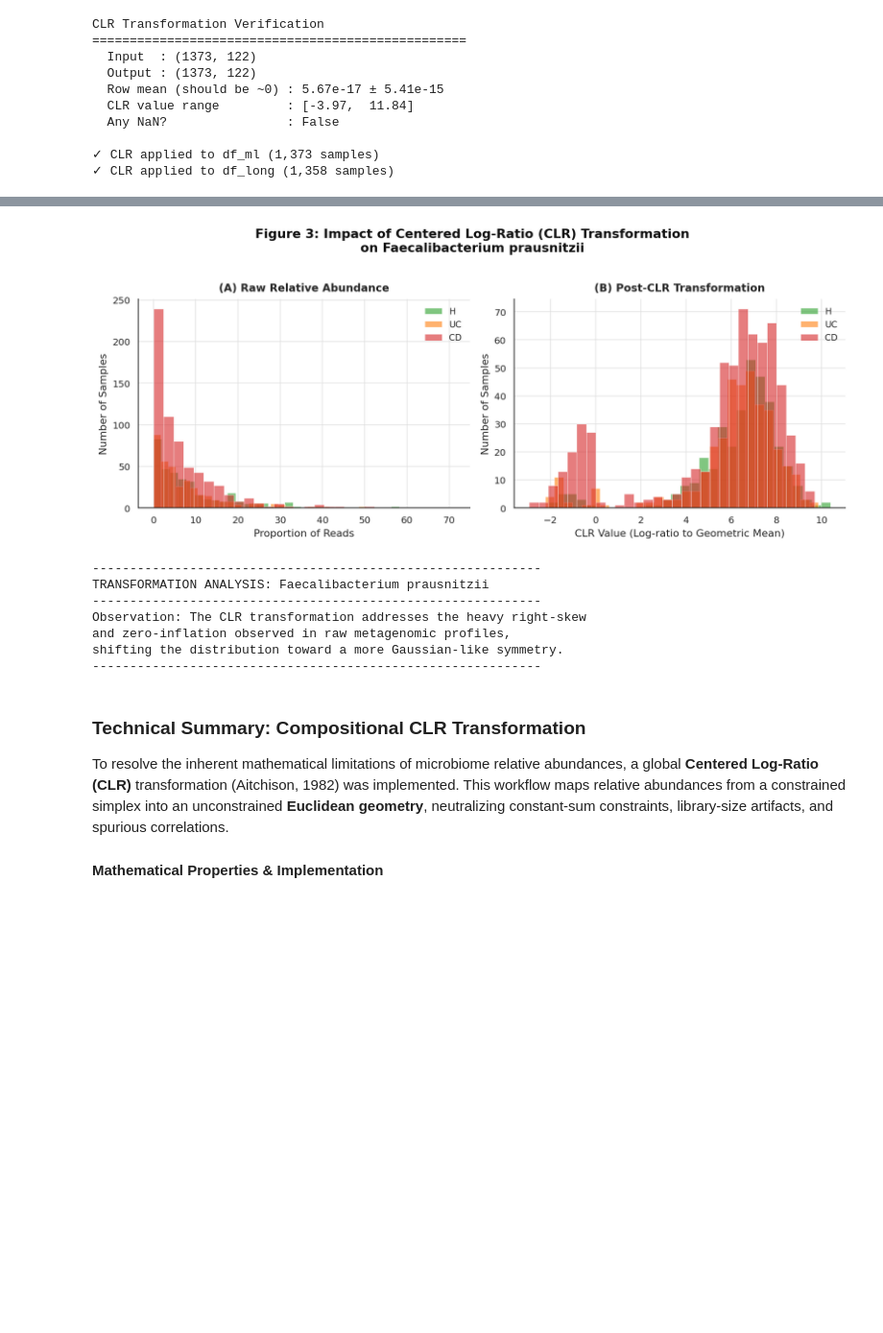
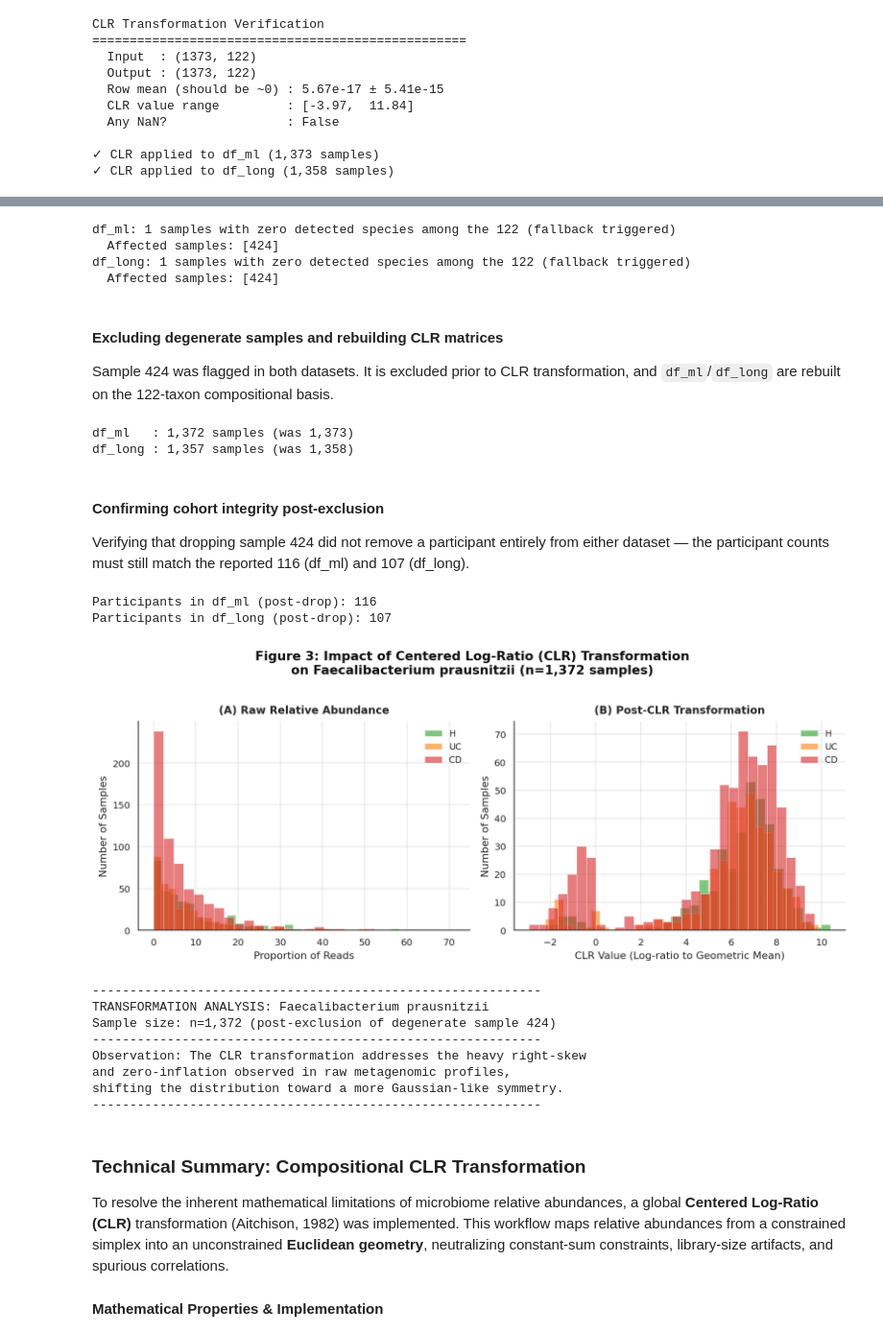
Before and after one commit to Shivadzn/HMP2_IBD_Microbiome_Longitudinal_Analysis, a Jupyter notebook: notebook/HMP2_IBD_Microbiome_Longitudinal_Analysis.ipynb, the cells around one changed output, grey strips where cells are left out. Shown at 96% size. Cells and saved outputs as stored; diff of their text form; code cells hidden in the pictures; blank space fills up the shorter version.

```diff
--- a/notebook/HMP2_IBD_Microbiome_Longitudinal_Analysis.ipynb
+++ b/notebook/HMP2_IBD_Microbiome_Longitudinal_Analysis.ipynb
@@ -1009,15 +1045,57 @@ CLR Transformation Verification
+# %%
+for name, df in [('df_ml', df_ml), ('df_long', df_long)]:
+    detected_counts = (df[SPECIES_PREV] > 0).sum(axis=1)
+    n_zero = (detected_counts == 0).sum()
+    print(f"{name}: {n_zero} samples with zero detected species among the 122 (fallback triggered)")
+    if n_zero > 0:
+        print(f"  Affected samples: {df.loc[detected_counts == 0].index.tolist()}")
+# %% [output]
+df_ml: 1 samples with zero detected species among the 122 (fallback triggered)
+  Affected samples: [424]
+df_long: 1 samples with zero detected species among the 122 (fallback triggered)
+  Affected samples: [424]
+# %% [markdown]
+#### **Excluding degenerate samples and rebuilding CLR matrices**
+
+Sample 424 was flagged in both datasets. It is excluded prior to
+CLR transformation, and `df_ml`/`df_long` are rebuilt on the
+122-taxon compositional basis.
+# %%
+df_ml_clean = df_ml.drop(index=424).copy()
+df_long_clean = df_long.drop(index=424).copy() if 424 in df_long.index else df_long.copy()
+
+clr_ml   = clr_transform(df_ml_clean,   SPECIES_PREV)
+clr_long = clr_transform(df_long_clean, SPECIES_PREV)
+
+print(f"df_ml   : {len(df_ml_clean):,} samples (was 1,373)")
+print(f"df_long : {len(df_long_clean):,} samples (was 1,358)")
+# %% [output]
+df_ml   : 1,372 samples (was 1,373)
+df_long : 1,357 samples (was 1,358)
+# %% [markdown]
+#### **Confirming cohort integrity post-exclusion**
+
+Verifying that dropping sample 424 did not remove a participant
+entirely from either dataset — the participant counts must still
+match the reported 116 (df_ml) and 107 (df_long).
+# %%
+print("Participants in df_ml (post-drop):", df_ml_clean['Participant ID'].nunique())
+print("Participants in df_long (post-drop):", df_long_clean['Participant ID'].nunique())
+# %% [output]
+Participants in df_ml (post-drop): 116
+Participants in df_long (post-drop): 107
 # %%
 # ── Visualise CLR Transformation ──────────────────────────────────────────────
 sp = 'Faecalibacterium prausnitzii'
 
 fig, axes = plt.subplots(1, 2, figsize=(11, 4.5), facecolor='white')
-fig.suptitle(f'Figure 3: Impact of Centered Log-Ratio (CLR) Transformation\non {sp}',
+fig.suptitle(f'Figure 3: Impact of Centered Log-Ratio (CLR) Transformation\non {sp} (n={len(df_ml_clean):,} samples)',
              fontsize=13, fontweight='bold', y=1.02, color='#111111')
 
 for d in ORDER:
-    idx = df_ml[df_ml['diagnosis'] == d].index
+    idx = df_ml_clean[df_ml_clean['diagnosis'] == d].index
 
-    axes[0].hist(df_ml.loc[idx, sp], bins=30, alpha=0.6,
+    axes[0].hist(df_ml_clean.loc[idx, sp], bins=30, alpha=0.6,
                  label=SHORT[d], color=COLORS[d], edgecolor='white', linewidth=0.5)
 
     axes[1].hist(clr_ml.loc[idx, sp], bins=30, alpha=0.6,
@@ -1025,36 +1103,38 @@ for d in ORDER:
 
 # Left: Raw Abundance
 axes[0].set_title('(A) Raw Relative Abundance', fontsize=11, fontweight='bold', pad=8)
 axes[0].set_xlabel('Proportion of Reads')
 axes[0].set_ylabel('Number of Samples')
 axes[0].spines['top'].set_visible(False)
 axes[0].spines['right'].set_visible(False)
 axes[0].legend(frameon=False, fontsize=9)
 
 # Right: CLR Transformed
 axes[1].set_title('(B) Post-CLR Transformation', fontsize=11, fontweight='bold', pad=8)
 axes[1].set_xlabel('CLR Value (Log-ratio to Geometric Mean)')
 axes[1].set_ylabel('Number of Samples')
 axes[1].spines['top'].set_visible(False)
 axes[1].spines['right'].set_visible(False)
 axes[1].legend(frameon=False, fontsize=9)
 
 plt.tight_layout()
 plt.savefig('figure3_clr_comparison.pdf', bbox_inches='tight', dpi=300)
 plt.savefig('figure3_clr_comparison.png', bbox_inches='tight', dpi=300)
 plt.show()
 
 print("-" * 60)
 print(f"TRANSFORMATION ANALYSIS: {sp}")
+print(f"Sample size: n={len(df_ml_clean):,} (post-exclusion of degenerate sample 424)")
 print("-" * 60)
 print("Observation: The CLR transformation addresses the heavy right-skew")
 print("and zero-inflation observed in raw metagenomic profiles,")
 print("shifting the distribution toward a more Gaussian-like symmetry.")
 print("-" * 60)
 # %% [output]
-[figure, old version]
+[figure, new version]
 ------------------------------------------------------------
 TRANSFORMATION ANALYSIS: Faecalibacterium prausnitzii
+Sample size: n=1,372 (post-exclusion of degenerate sample 424)
 ------------------------------------------------------------
 Observation: The CLR transformation addresses the heavy right-skew
 and zero-inflation observed in raw metagenomic profiles,
```
Also changed, not shown: parts of 5 cells of this notebook.
